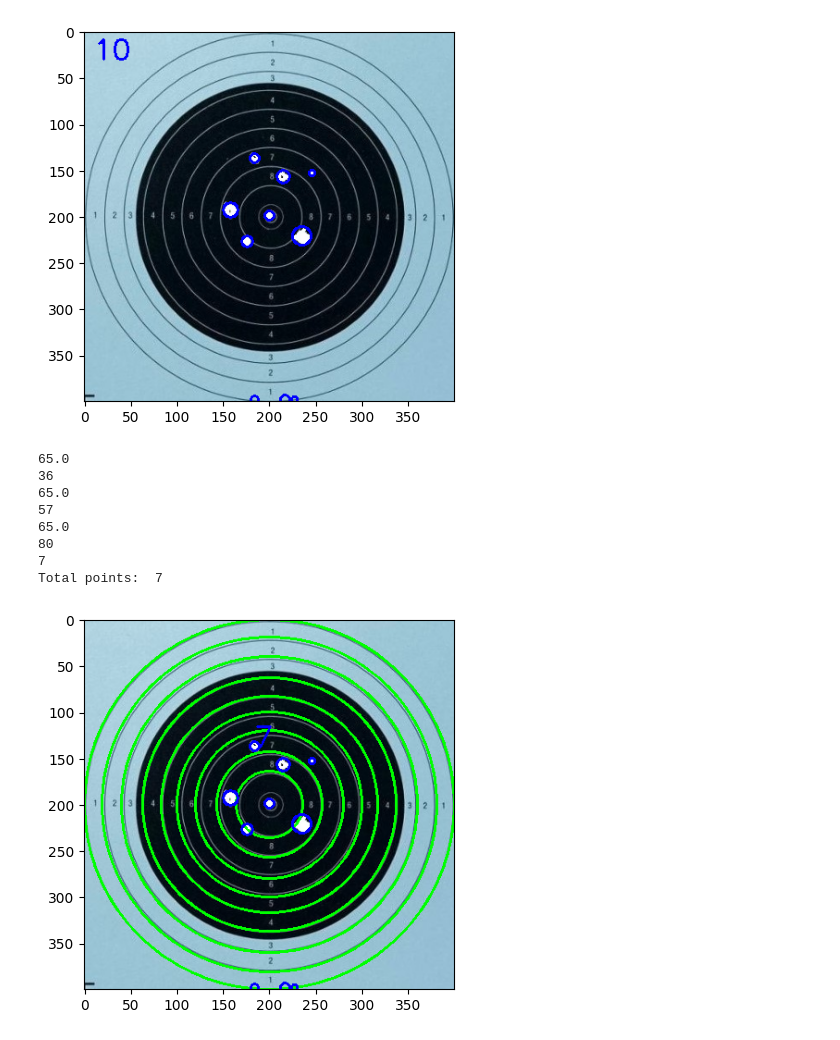
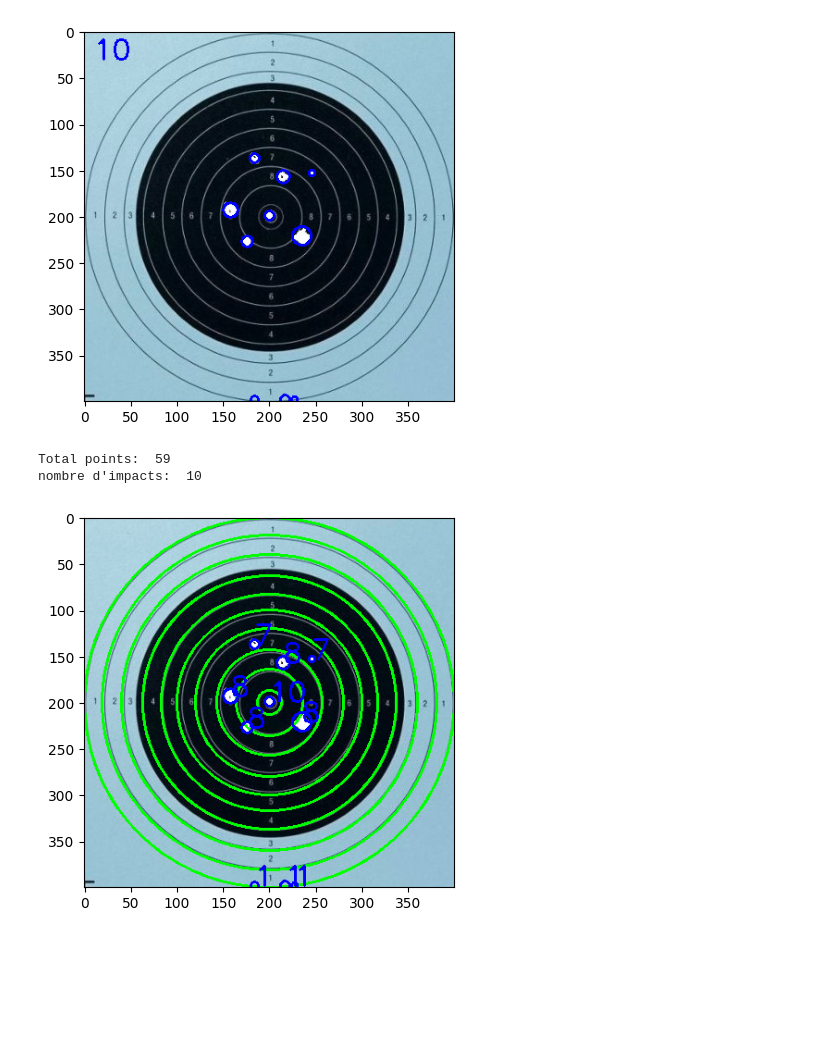
Before and after one commit to d4nm0/RiffleTargetCount, a Jupyter notebook: test.ipynb, the cells around one changed output. Saved outputs shown, nothing was run; the diff lists cells and outputs as text; code cells hidden in the pictures; blank space fills up the shorter version.

```diff
--- a/test.ipynb
+++ b/test.ipynb
@@ -233,6 +233,7 @@ kernel = cv2.getStructuringElement(cv2.MORPH_ELLIPSE, (3,3))
 threshold = cv2.morphologyEx(threshold, cv2.MORPH_OPEN, kernel, iterations = 2)
 
 # Trouver les contours des zones modifiées
+# contours = cv2.findContours(threshold, cv2.RETR_EXTERNAL, cv2.CHAIN_APPROX_SIMPLE)[0]
 contours = cv2.findContours(threshold, cv2.RETR_EXTERNAL, cv2.CHAIN_APPROX_SIMPLE)[0]
 
 # Initialiser un compteur de points
@@ -240,6 +241,7 @@ points = 0
 
 # Définir les centres et les rayons des cercles de points
 circles = {
+    "10": ((width // 2, height // 2), width // 30),
     "9": ((width // 2, height // 2), width // 11),
     "8": ((width // 2, height // 2), width // 7),
     "7": ((width // 2, height // 2), width // 5),
@@ -260,53 +262,54 @@ circles = {
 #     "5": ((3 * width // 4, 3 * height // 4), width // 8)
 # }
 
 
 for _, (center, radius) in circles.items():
     radius = int(radius)
     cv2.circle(after_image, center, radius, (0,255,0), 2)
 
 
 # Dessiner des cercles rouges autour des impacts de balle
+# for c in contours:
+#     (x, y, w, h)= cv2.boundingRect(c)
+#     cv2.circle(after_image, (x + w // 2, y + h // 2), w // 2, (0, 0, 255), 2)
+total_points = 0
+points = {point: 0 for point in circles.keys()}
 for c in contours:
     (x, y, w, h)= cv2.boundingRect(c)
     cv2.circle(after_image, (x + w // 2, y + h // 2), w // 2, (0, 0, 255), 2)
 
+    center = (x + w // 2, y + h // 2)
+    for point, (circle_center, radius) in circles.items():
+        distance = cv2.norm(np.array(center), np.array(circle_center))
+        if distance <= radius:
+            points[point] += 1
+            cv2.putText(after_image, point, (x + w // 2, y + h // 2), cv2.FONT_HERSHEY_SIMPLEX, 1, (0, 0, 255), 2)
+            total_points += int(point)
+            break
+
+
+
 # Vérifier dans quel cercle se trouve l'impact
-for name, (center, radius) in circles.items():
-    distance = cv2.norm(center, (x + w // 2, y + h // 2))
-    print(distance)
-    print(radius)
-    if distance < radius:
-        points += int(name)
-        print(points)
-        # Ajouter le nombre de points de l'impact dans l'image
-        cv2.putText(after_image, name, (x + w // 2, y + h // 2), cv2.FONT_HERSHEY_SIMPLEX, 1, (0, 0, 255), 2)
-        break
-
-# # Vérifier dans quel cercle se trouve l'impact
 # for name, (center, radius) in circles.items():
 #     distance = cv2.norm(center, (x + w // 2, y + h // 2))
 #     if distance < radius:
 #         points += int(name)
 #         # Ajouter le nombre de points de l'impact dans l'image
 #         cv2.putText(after_image, name, (x + w // 2, y + h // 2), cv2.FONT_HERSHEY_SIMPLEX, 1, (0, 0, 255), 2)
 #         break
 
-print("Total points: ", points)
 
-cv2.imshow("Nombre d'impact de balles : "+ str(points), after_image)
+print("Total points: ", total_points)
+
+print("nombre d'impacts: ", sum(points.values()))
+
+cv2.imshow("Nombre de points : "+ str(total_points), after_image)
 cv2.waitKey(0)
 cv2.destroyAllWindows()
 
 plt.imshow(after_image)
 plt.show()
 # %% [output]
-65.0
-36
-65.0
-57
-65.0
-80
-7
-Total points:  7
+Total points:  59
+nombre d'impacts:  10
-[figure, old version]
+[figure, new version]
```
